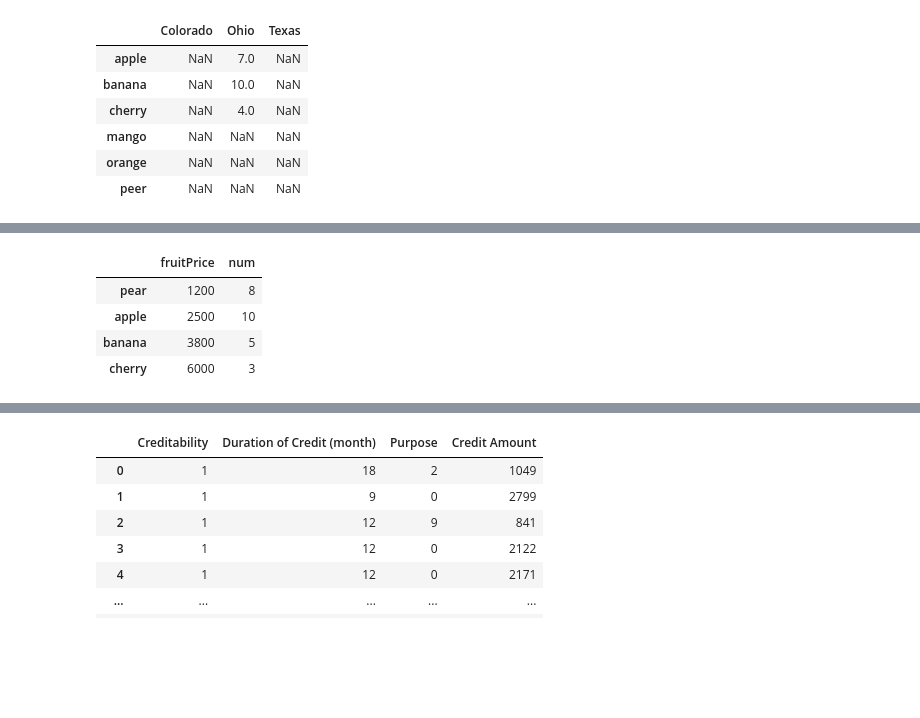
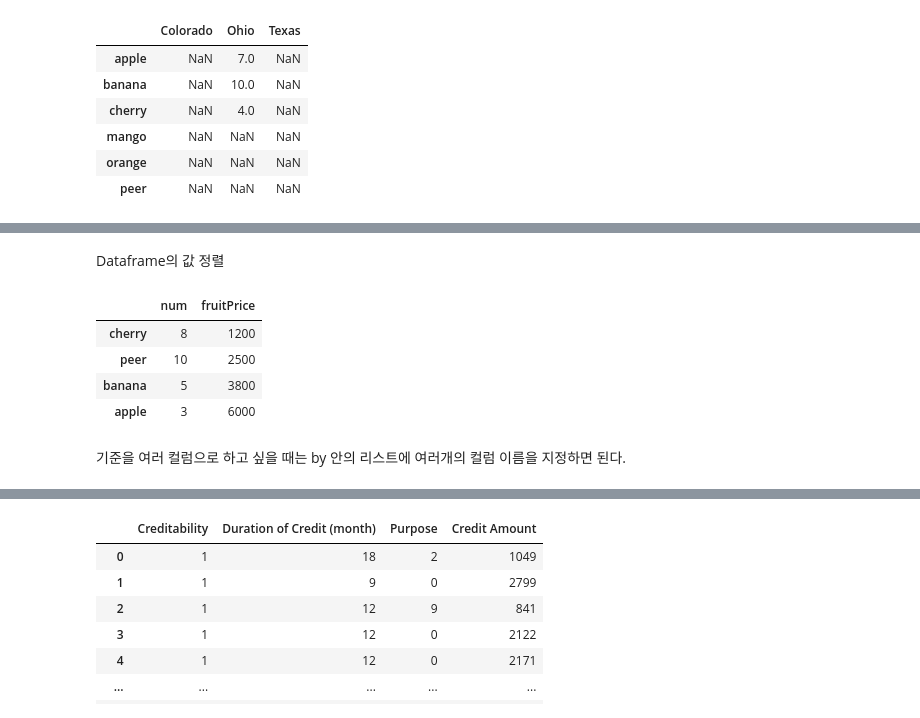
Before and after one commit to zakumann/Anaconda, a Jupyter notebook: Pandas.ipynb, the cells around one changed output, grey strips where cells are left out. Cells and saved outputs as stored; diff of their text form; code cells hidden in the pictures; blank space fills up the shorter version.

```diff
--- a/Pandas.ipynb
+++ b/Pandas.ipynb
@@ -280,0 +384,4 @@ dtype: int64
+# %%
+fruitData = {'fruitName':['peer','banana','apple','cherry'],
+             'fruitPrice':[2500,3800,6000,1200],
+             'num':[10,5,3,8]}
@@ -280,0 +390,2 @@ dtype: int64
+# %%
+fruitFrame = DataFrame(fruitData, index = fruitName, columns = ['num','fruitPrice'])
@@ -289,8 +416,12 @@ fruitFrame.sort_index()
+# %% [markdown]
+Dataframe의 값 정렬
 # %%
-fruitFrame.sort_values(by=['fruitPrice','num'])
+fruitFrame.sort_values(by=['fruitPrice'])
 # %% [output]
-|  | fruitPrice | num |
-| pear | 1200 | 8 |
-| apple | 2500 | 10 |
-| banana | 3800 | 5 |
-| cherry | 6000 | 3 |
+|  | num | fruitPrice |
+| cherry | 8 | 1200 |
+| peer | 10 | 2500 |
+| banana | 5 | 3800 |
+| apple | 3 | 6000 |
+# %% [markdown]
+기준을 여러 컬럼으로 하고 싶을 때는 by 안의 리스트에 여러개의 컬럼 이름을 지정하면 된다.
```
Also changed, not shown: parts of 140 cells of this notebook, 1 other file.
